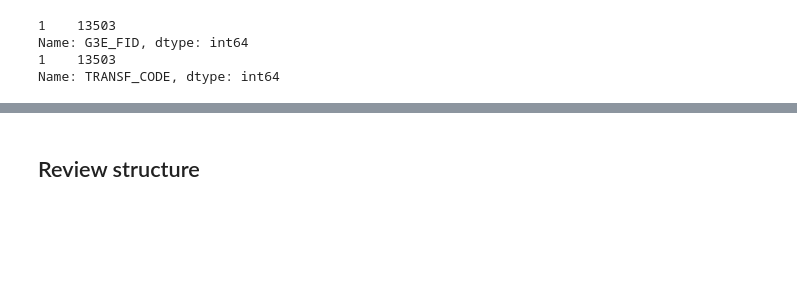
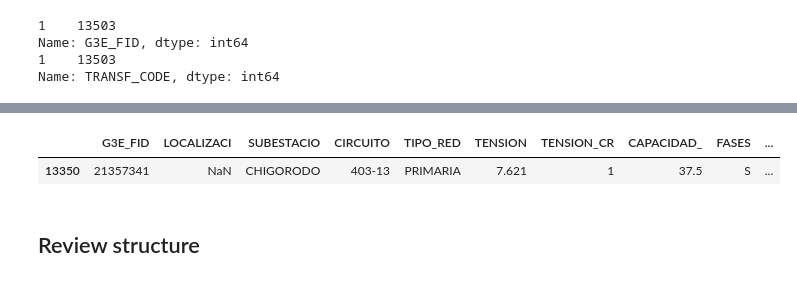
Before and after one commit to deagudelo/ds4a-team75, a Jupyter notebook: EPM_datos_Uraba/INFO_REDES_URABA.ipynb, the cells around one changed output, grey strips where cells are left out. Cells and saved outputs as stored; diff of their text form; code cells hidden in the pictures; blank space fills up the shorter version.

```diff
--- a/EPM_datos_Uraba/INFO_REDES_URABA.ipynb
+++ b/EPM_datos_Uraba/INFO_REDES_URABA.ipynb
@@ -721,0 +782,5 @@ Name: TRANSF_CODE, dtype: int64
+# %%
+TRANSFO_PT[TRANSFO_PT.LOCALIZACI.isnull()]
+# %% [output]
+|  | G3E_FID | LOCALIZACI | SUBESTACIO | CIRCUITO | TIPO_RED | TENSION | TENSION_CR | CAPACIDAD_ | FASES | ... |
+| 13350 | 21357341 | NaN | CHIGORODO | 403-13 | PRIMARIA | 7.621 | 1 | 37.5 | S | ... |
```
Also changed, not shown: parts of 22 cells of this notebook, 9 other files.
